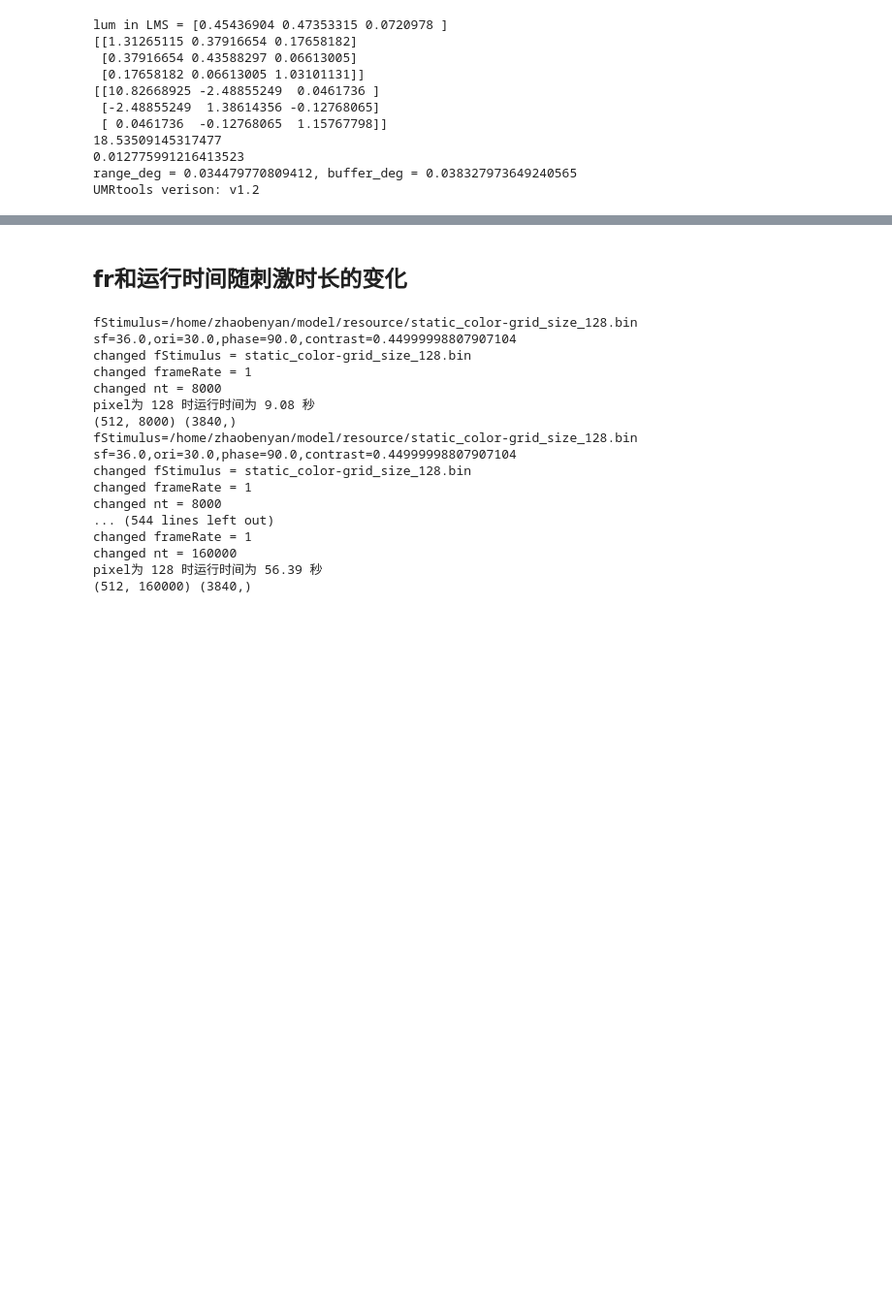
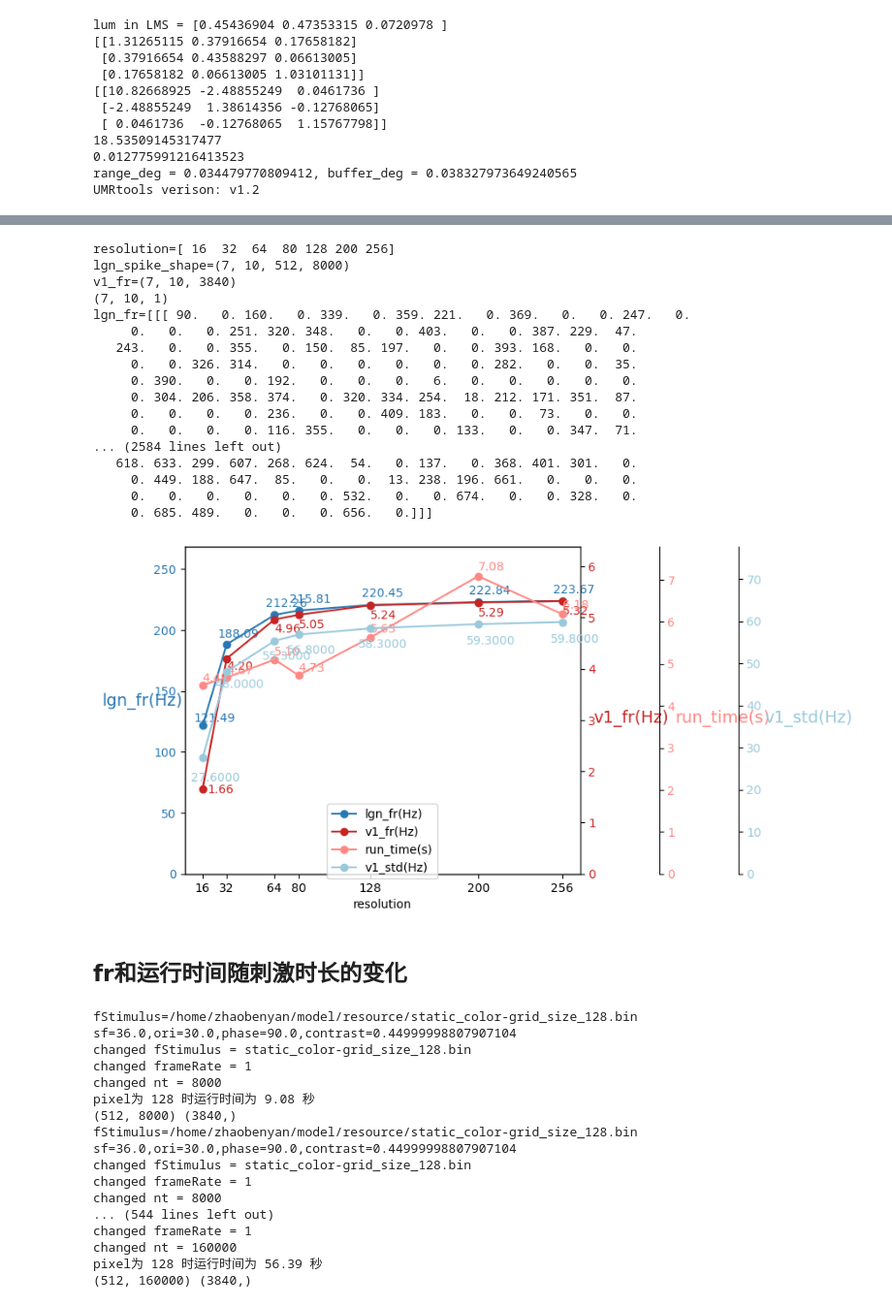
Before and after one commit to zhaobenyan51129/Robustness, a Jupyter notebook: lgn_field/pixel_time.ipynb, the cells around one changed output, grey strips where cells are left out. Shown at 97% size. Drawn from its saved outputs; the diff is of its cells as text; code cells hidden in the pictures; blank space fills up the shorter version.

Commit message:
修改pixel_time4.11

```diff
--- a/lgn_field/pixel_time.ipynb
+++ b/lgn_field/pixel_time.ipynb
@@ -25,6 +27,6 @@ UMRtools verison: v1.2
 # %%
 #生成grating
-def Generate_Gratings(C,P,SF,D,frameRate,size):
+def Generate_Gratings(C,P,SF,D,frameRate,size,stimulus_name):
     '''
     C:contrast,范围在[0,0.5]
     P:#相位,范围[0,2pi)
@@ -32,10 +34,11 @@ def Generate_Gratings(C,P,SF,D,frameRate,size):
     D:方向,范围[0,pi]
     frameRate:帧率（一秒几帧，=1就是静止的,>1就是动的)
     size:图片大小
+    stimulus_name:生成文件的文件名
     '''
     mk_path(gratings_path)
-    generate_input(gratings_path,C,P,SF,D,frameRate,size)
-    #获取.cfg文件fStimulus对应的文件名
-    fStimulus=Get_fStimulus_Name(gratings_path,size)
+    generate_input(gratings_path,C,P,SF,D,frameRate,size,stimulus_name)
+    #获取fStimulus及其.cfg文件对应的文件名
+    fStimulus=Get_fStimulus_Name(gratings_path,stimulus_name)
     return fStimulus
 # %%
@@ -100,0 +227,2 @@ def Run_Our_Model(C,P,SF,D,frameRate,size,Simulation_duration=1,fixd=True):
+# %%
+resolution,lgn,v1,run_time=Experiment_resolution(mode="grating",repeat=10)
@@ -101,3 +384,25 @@ def Run_Our_Model(C,P,SF,D,frameRate,size,Simulation_duration=1,fixd=True):
+# %%
+resolution,lgn_fr_max, v1_fr_max, lgn_fr_mean, v1_fr_mean,run_time_mean=compute_lgn_fr(0,mode="grating")
+plot(resolution,lgn_fr_max, v1_fr_max, lgn_fr_mean, v1_fr_mean,run_time_mean)
+# %% [output]
+resolution=[ 16  32  64  80 128 200 256]
+lgn_spike_shape=(7, 10, 512, 8000)
+v1_fr=(7, 10, 3840)
+(7, 10, 1)
+lgn_fr=[[[ 90.   0. 160.   0. 339.   0. 359. 221.   0. 369.   0.   0. 247.   0.
+     0.   0.   0. 251. 320. 348.   0.   0. 403.   0.   0. 387. 229.  47.
+   243.   0.   0. 355.   0. 150.  85. 197.   0.   0. 393. 168.   0.   0.
+     0.   0. 326. 314.   0.   0.   0.   0.   0.   0. 282.   0.   0.  35.
+     0. 390.   0.   0. 192.   0.   0.   0.   6.   0.   0.   0.   0.   0.
+     0. 304. 206. 358. 374.   0. 320. 334. 254.  18. 212. 171. 351.  87.
+     0.   0.   0.   0. 236.   0.   0. 409. 183.   0.   0.  73.   0.   0.
+     0.   0.   0.   0. 116. 355.   0.   0.   0. 133.   0.   0. 347.  71.
+... (2584 lines left out)
+   618. 633. 299. 607. 268. 624.  54.   0. 137.   0. 368. 401. 301.   0.
+     0. 449. 188. 647.  85.   0.   0.  13. 238. 196. 661.   0.   0.   0.
+     0.   0.   0.   0.   0.   0. 532.   0.   0. 674.   0.   0. 328.   0.
+     0. 685. 489.   0.   0.   0. 656.   0.]]]
+[figure, added]
 # %% [markdown]
 ## fr和运行时间随刺激时长的变化
 # %%
```
Also changed, not shown: parts of 14 cells of this notebook, 10 other files.
